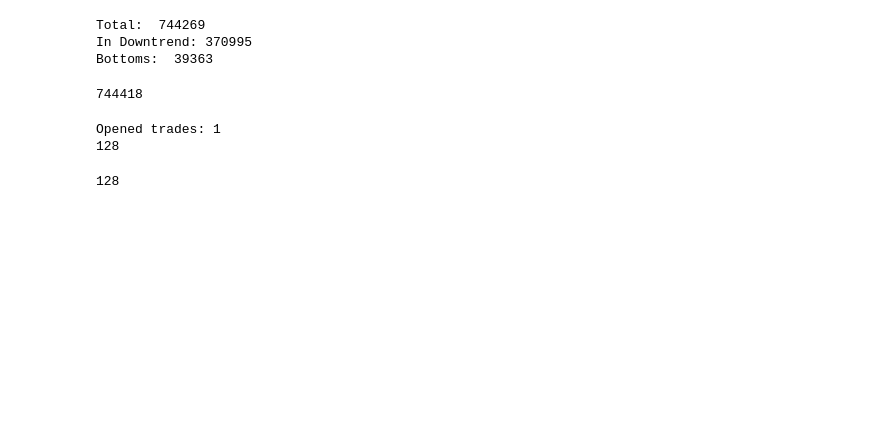
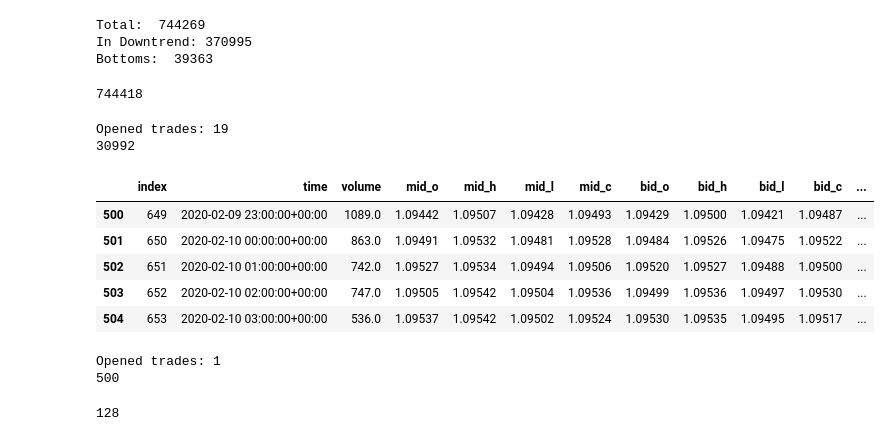
Before and after one commit to nickwhitley/algo-trade-bot, a Jupyter notebook: exploration/testing.ipynb, the cells around one changed output. Saved outputs shown, nothing was run; the diff lists cells and outputs as text; code cells hidden in the pictures; blank space fills up the shorter version.

```diff
--- a/exploration/testing.ipynb
+++ b/exploration/testing.ipynb
@@ -621,6 +621,14 @@ def extract_trades(df):
 
     print(f"✅ Extracted {len(trades)} trade(s)")
     return trades
+
+def slice_dataframe(df, slice_size=500):
+    slices = []
+    for i in range(0, len(df), slice_size):
+        chunk = df.iloc[i:i + slice_size].copy()
+        if (chunk['trade'] == 'opened').any():
+            slices.append(chunk)
+    return slices
 # %%
 df = pd.read_pickle('../data/EUR_USD_M5.pkl')
 print(len(df))
@@ -628,9 +636,18 @@ print(len(df))
 744418
 # %%
 df = pd.read_pickle('../backtesting/results/EUR_USD_H1_analyzed.pkl')
-df = filter_df_by_date(df, "2024-09-03T17:00:00Z", "2024-09-11T00:00:00Z")
+df.reset_index(inplace=True)
+df = df.dropna(subset=['mid_o', 'mid_c', 'time'])
+slices = slice_dataframe(df)
 print("Opened trades:", (df['trade'] == 'opened').sum())
 print(len(df))
+slices[0].head()
 # %% [output]
-Opened trades: 1
-128
+Opened trades: 19
+30992
+|  | index | time | volume | mid_o | mid_h | mid_l | mid_c | bid_o | bid_h | bid_l | bid_c | ... |
+| 500 | 649 | 2020-02-09 23:00:00+00:00 | 1089.0 | 1.09442 | 1.09507 | 1.09428 | 1.09493 | 1.09429 | 1.09500 | 1.09421 | 1.09487 | ... |
+| 501 | 650 | 2020-02-10 00:00:00+00:00 | 863.0 | 1.09491 | 1.09532 | 1.09481 | 1.09528 | 1.09484 | 1.09526 | 1.09475 | 1.09522 | ... |
+| 502 | 651 | 2020-02-10 01:00:00+00:00 | 742.0 | 1.09527 | 1.09534 | 1.09494 | 1.09506 | 1.09520 | 1.09527 | 1.09488 | 1.09500 | ... |
+| 503 | 652 | 2020-02-10 02:00:00+00:00 | 747.0 | 1.09505 | 1.09542 | 1.09504 | 1.09536 | 1.09499 | 1.09536 | 1.09497 | 1.09530 | ... |
+| 504 | 653 | 2020-02-10 03:00:00+00:00 | 536.0 | 1.09537 | 1.09542 | 1.09502 | 1.09524 | 1.09530 | 1.09535 | 1.09495 | 1.09517 | ... |
@@ -639,3 +654,11 @@ plot_trades(df)
+# %%
+df = slices[6]
+print("Opened trades:", (df['trade'] == 'opened').sum())
+print(len(df))
+plot_trades(df)
+# %% [output]
+Opened trades: 1
+500
 # %%
 
 print(len(df))
```
Also changed, not shown: parts of 1 cell of this notebook, 1 other file.
